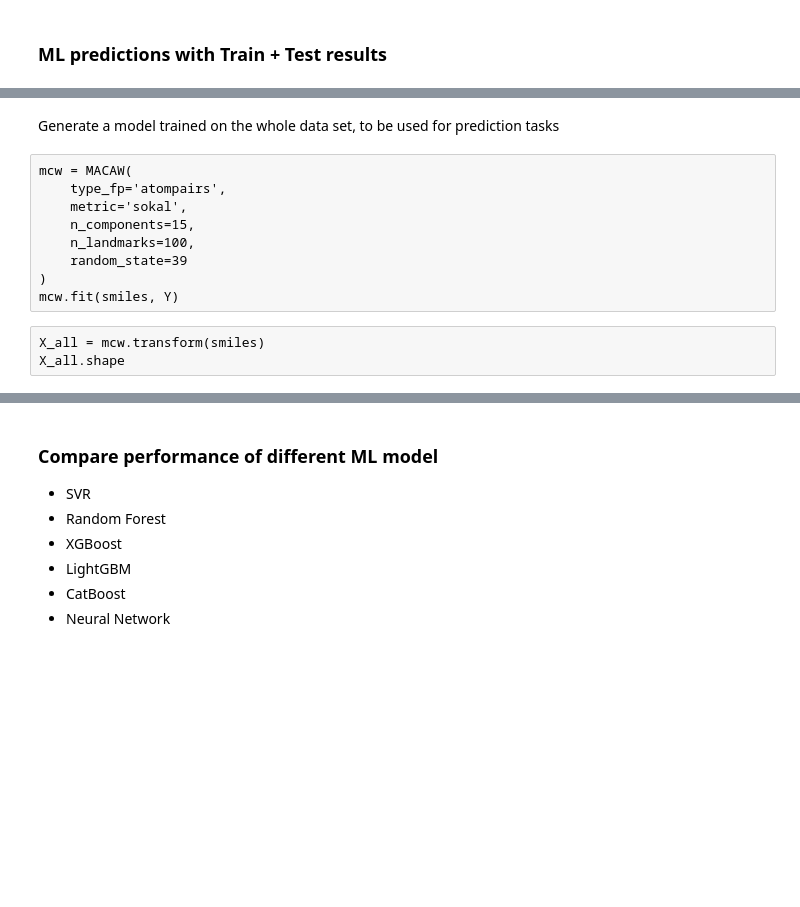
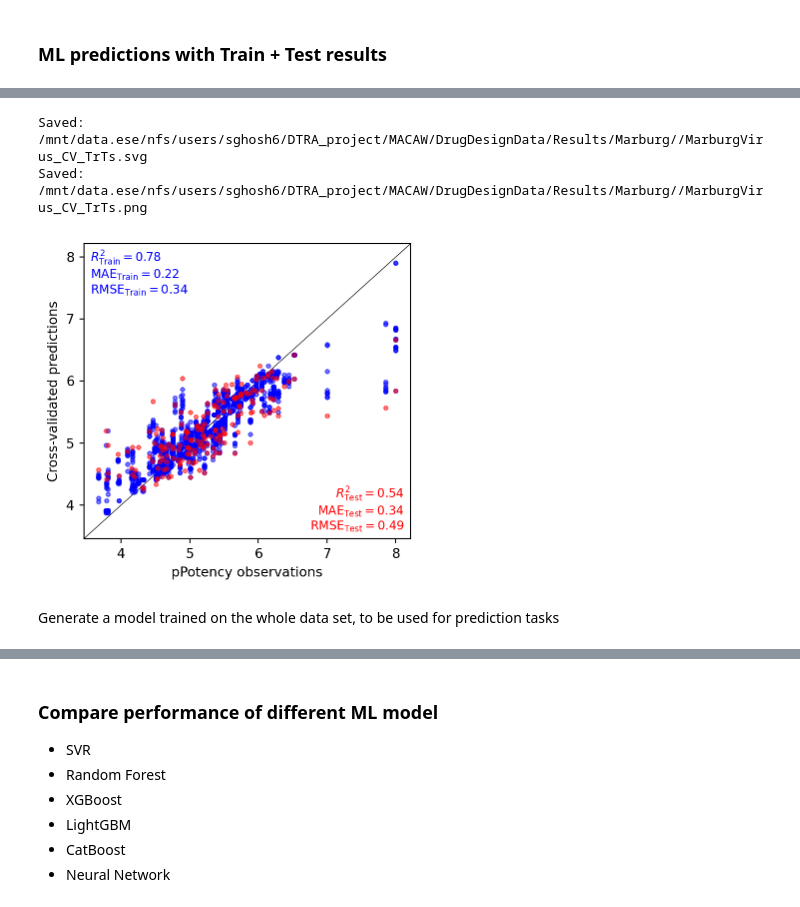
Before and after one commit to soumyadeepghosh35/DTRA_DrugDesign, a Jupyter notebook: DTRA_project_notebooks/Step3_MACAW_virus-Marburg.ipynb, the cells around one changed output, grey strips where cells are left out. Drawn from its saved outputs; the diff is of its cells as text; code cells hidden in the pictures; blank space fills up the shorter version.

```diff
--- a/DTRA_project_notebooks/Step3_MACAW_virus-Marburg.ipynb
+++ b/DTRA_project_notebooks/Step3_MACAW_virus-Marburg.ipynb
@@ -329,2 +330,5 @@ kf = KFold(n_splits=num_of_partitions, shuffle=True, random_state=42)
+# %%
+num_of_partitions = 10
+kf = KFold(n_splits=num_of_partitions, shuffle=True, random_state=42)
 # %% [markdown]
 Define hyperparameters for SVR:
@@ -337,2 +335,8 @@ param_grid = {
+# %%
+param_grid = {
+    'C': [1, 5, 7, 10, 30, 50, 100, 300, 500],
+    'epsilon': [0.1, 0.3, 1, 3, 5, 10, 20],
+    'kernel': ['rbf']
+}
 # %% [markdown]
 Define MACAW embedding:
@@ -347,2 +343,10 @@ mcw = MACAW(
+# %%
+mcw = MACAW(
+    type_fp='atompairs',
+    metric='sokal',
+    n_components=15,
+    n_landmarks=150,
+    random_state=39
+)
 # %% [markdown]
 After cleaning NaN values, reset the indices
@@ -355,0 +353,7 @@ print(f"Y index: {Y.index[:10].tolist()}")
+# %%
+valid_mask = Y.notna()
+smiles = smiles[valid_mask].reset_index(drop=True)
+Y = Y[valid_mask].reset_index(drop=True)
+
+print(f"Cleaned data has: {len(smiles)} samples")
+print(f"Y index: {Y.index[:10].tolist()}")
@@ -478,14 +492,15 @@ parity_plot(x=Y_obs_train,
+# %%
+parity_plot(x=Y_obs_train,
+            y=Y_cv_pred_train,
+            x_test=Y_obs_test,
+            y_test=Y_cv_pred_test,
+            xlabel="pPotency observations",
+            ylabel="Cross-validated predictions",
+            savetitle=saveDir + '/MarburgVirus_CV_TrTs.svg',
+            save_formats=['svg', 'png'])
+# %% [output]
+Saved: /mnt/data.ese/nfs/users/sghosh6/DTRA_project/MACAW/DrugDesignData/Results/Marburg//MarburgVirus_CV_TrTs.svg
+Saved: /mnt/data.ese/nfs/users/sghosh6/DTRA_project/MACAW/DrugDesignData/Results/Marburg//MarburgVirus_CV_TrTs.png
+[figure, added]
 # %% [markdown]
 Generate a model trained on the whole data set, to be used for prediction tasks
-# %% [raw]
-mcw = MACAW(
-    type_fp='atompairs',
-    metric='sokal',
-    n_components=15,
-    n_landmarks=100,
-    random_state=39
-)
-mcw.fit(smiles, Y)
-# %% [raw]
-X_all = mcw.transform(smiles)
-X_all.shape
```
Also changed, not shown: parts of 35 cells of this notebook, 7 other files.
